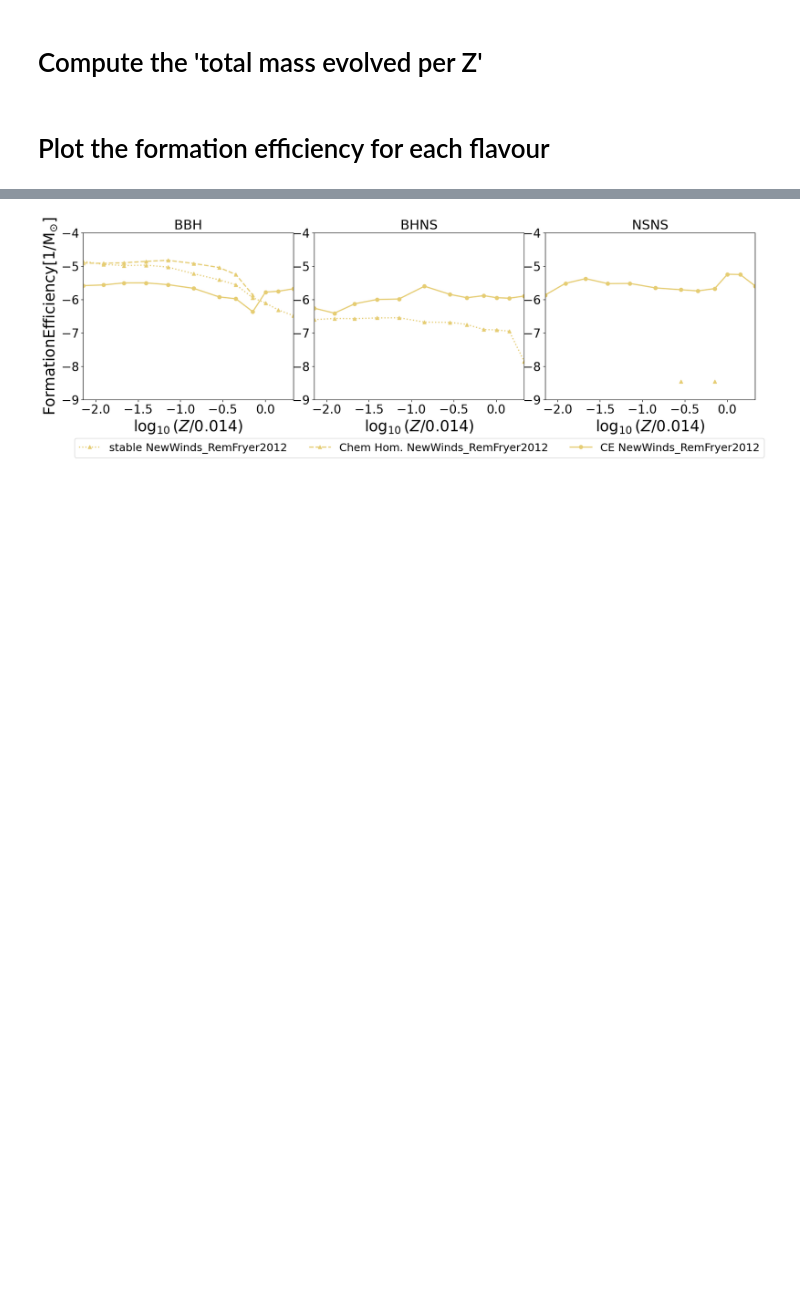
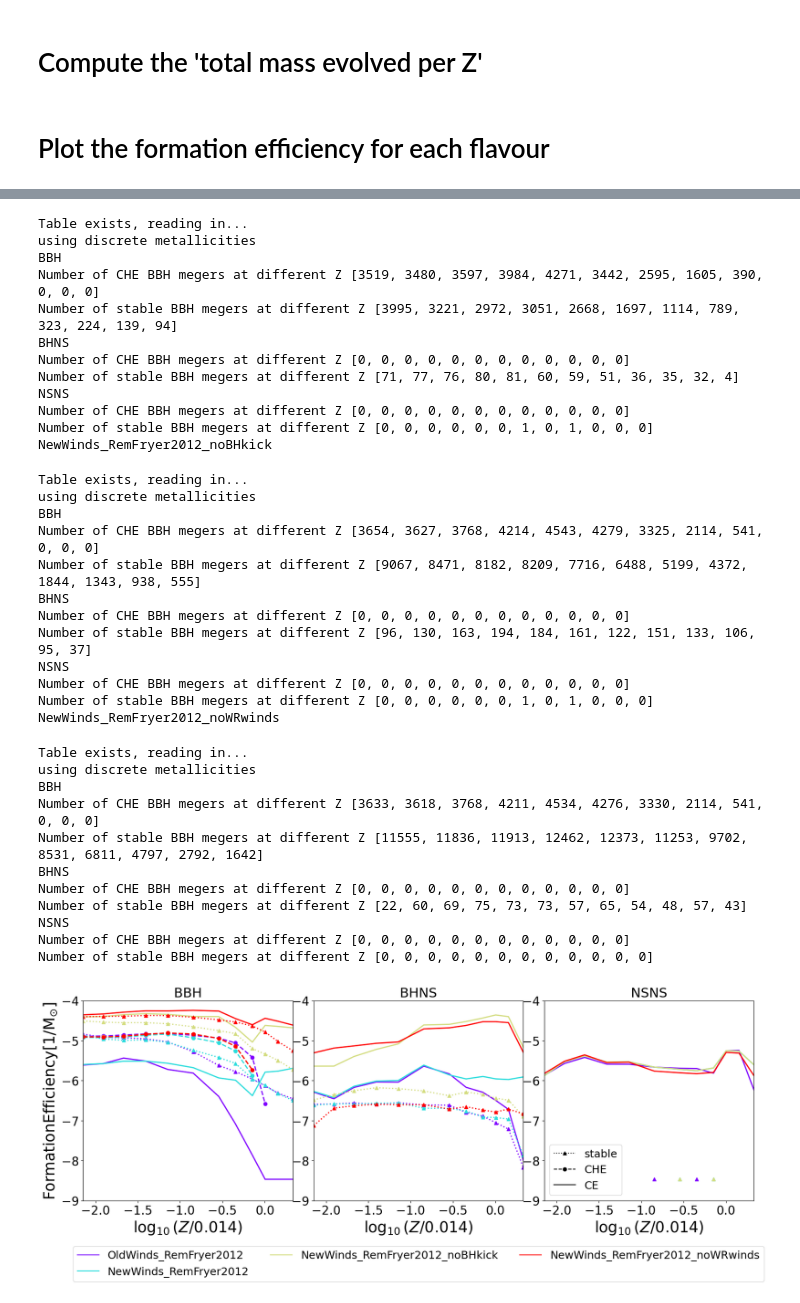
Before and after one commit to LiekeVanSon/ZdependentFormEff, a Jupyter notebook: code/Yield_CE_Stable.ipynb, the cells around one changed output, grey strips where cells are left out. Saved outputs shown, nothing was run; the diff lists cells and outputs as text; code cells hidden in the pictures; blank space fills up the shorter version.

Commit message:
checked and analysed (yield and endpoints) new runs. started new variations

```diff
--- a/code/Yield_CE_Stable.ipynb
+++ b/code/Yield_CE_Stable.ipynb
@@ -295,7 +297,7 @@ def invertCDFbrokenPowerLaw(CDF, x1, x2, x3, x4, a1, a2, a3, C1):
 # %%
 ###########################################
 # Create a figure
-fig = plt.figure(figsize=(20, 5))
+fig = plt.figure(figsize=(20, 6))
 
 # Create a GridSpec with 1 row and 3 columns
 gs      = GridSpec(1, 3, figure=fig)
@@ -304,13 +306,17 @@ axes    = [fig.add_subplot(gs[0, i]) for i in range(3)] # Create 3 subplots on a
 # List of panda tables of DCO mergers
 DCO_flavors         = ["BBH", "BHNS", "NSNS"]
 
+sim_plot_lines = [] # list to store the lines that will be added to the simulation legend
+
+#########################
+# loop over simulations
+sim_names = ['OldWinds_RemFryer2012', 'NewWinds_RemFryer2012', 'NewWinds_RemFryer2012_noBHkick', 'NewWinds_RemFryer2012_noWRwinds']
+
 # get a list of colors
 cmap = mpl.colormaps['rainbow']
-colors = cmap(np.linspace(0, 1, len(sim_flags_dict.keys())) )
+colors = cmap(np.linspace(0, 1, len(sim_names) ) )
 
-#########################
-# loop over all simulations
-for s, sim_name in enumerate(sim_flags_dict.keys()):
+for s, sim_name in enumerate(sim_names):#sim_flags_dict.keys()):
     print(sim_name)
 
     try:
@@ -320,6 +326,9 @@ for s, sim_name in enumerate(sim_flags_dict.keys()):
         continue
 
     totalMassEvolvedPerMetallicity = totalMassEvolvedPerZ(f'{datar_root}/{sim_name}/COMPAS_Output_combinedZ.h5', sampleSize=2000000)
+
+    # Create the lines that will be added to the first legend
+    sim_plot_lines.append(mlines.Line2D([], [], color=colors[s], label=sim_name))
 
     #########################
     # Loop over the axes and DCO flavors
@@ -334,8 +343,6 @@ for s, sim_name in enumerate(sim_flags_dict.keys()):
 
         # Check if weighted samples
         boolWeighted = 'mixture_weight' in table.keys()
-
-        print(table.keys())
 
         if boolWeighted: #UNTESTED
             print('using weighted samples')
@@ -362,10 +369,10 @@ for s, sim_name in enumerate(sim_flags_dict.keys()):
         print('Number of stable BBH megers at different Z', stable_group_lengths) #does this match the number of ZAMS mergers we see in the merger table?
 
         # Plot the number of DCO mergers as a function of metallicity
-        ax.plot(np.log10(Z_values/0.014), np.log10(stable_group_lengths/totalMassEvolvedPerMetallicity), label = f'stable {sim_name}' , lw = 2, ls = ':', marker = '^', color = colors[s])
-        ax.plot(np.log10(Z_values/0.014), np.log10(CHEstable_group_lengths/totalMassEvolvedPerMetallicity), label = f'Chem Hom. {sim_name}' , lw = 2, ls = '--', marker = '^', color = colors[s])
+        ax.plot(np.log10(Z_values/0.014), np.log10(stable_group_lengths/totalMassEvolvedPerMetallicity), label = None , lw = 2, ls = ':', marker = '^', color = colors[s])
+        ax.plot(np.log10(Z_values/0.014), np.log10(CHEstable_group_lengths/totalMassEvolvedPerMetallicity), label = None , lw = 2, ls = '--', marker = 'o', color = colors[s])
 
-        ax.plot(np.log10(Z_values/0.014), np.log10(CE_group_lengths/totalMassEvolvedPerMetallicity), label = f'CE {sim_name}', lw = 2, ls = '-', marker = 'o', color = colors[s])
+        ax.plot(np.log10(Z_values/0.014), np.log10(CE_group_lengths/totalMassEvolvedPerMetallicity), label = None, lw = 2, ls = '-',  color = colors[s])
         # ax.plot(np.log10(Z_values/0.014), np.log10(CHECE_group_lengths/totalMassEvolvedPerMetallicity), label = f'Chem Hom. CE {sim_name}', lw = 2, ls = '--', marker = 'o', color = colors[s])
 
         #####
@@ -385,9 +392,16 @@ for s, sim_name in enumerate(sim_flags_dict.keys()):
 fig.subplots_adjust(hspace=0.25, wspace=0.1)
 axes[0].set_ylabel("$\mathrm{Formation Efficiency [1/M_{\odot}]}$", fontsize =25)
 
-axes[1].legend(bbox_to_anchor=(0.5, -0.2), loc='upper center', fontsize = 18, ncols = 3)
+# Create the simulation legend
+legend1 = axes[1].legend(handles= sim_plot_lines, bbox_to_anchor=(0.5, -0.2), loc='upper center', fontsize = 18, ncols = 3)
 
-# plt.savefig(f'../plots/{compas_v}/Yield_variations.pdf', bbox_inches='tight')
+# Creating the channel legend
+stable_line = mlines.Line2D([], [], color='black', linestyle=':', marker = '^', label='stable')
+CHE_line    = mlines.Line2D([], [], color='black', linestyle='--', marker = 'o', label='CHE')
+CE_line     = mlines.Line2D([], [], color='black', linestyle='-', label='CE')
+axes[2].legend(handles=[stable_line, CHE_line, CE_line], loc='lower left', fontsize = 18)
+
+plt.savefig(f'../plots/{compas_v}/Yield_variations.pdf', bbox_inches='tight')
 plt.show()
 # %% [output]
 OldWinds_RemFryer2012
@@ -410 +420,36 @@ Error reading in NewWinds_RemFryer2012_noNSBHkick, you might not have runt this
+Table exists, reading in...
+using discrete metallicities
+BBH
+Number of CHE BBH megers at different Z [3519, 3480, 3597, 3984, 4271, 3442, 2595, 1605, 390, 0, 0, 0]
+Number of stable BBH megers at different Z [3995, 3221, 2972, 3051, 2668, 1697, 1114, 789, 323, 224, 139, 94]
+BHNS
+Number of CHE BBH megers at different Z [0, 0, 0, 0, 0, 0, 0, 0, 0, 0, 0, 0]
+Number of stable BBH megers at different Z [71, 77, 76, 80, 81, 60, 59, 51, 36, 35, 32, 4]
+NSNS
+Number of CHE BBH megers at different Z [0, 0, 0, 0, 0, 0, 0, 0, 0, 0, 0, 0]
+Number of stable BBH megers at different Z [0, 0, 0, 0, 0, 0, 1, 0, 1, 0, 0, 0]
+NewWinds_RemFryer2012_noBHkick
+Table exists, reading in...
+using discrete metallicities
+BBH
+Number of CHE BBH megers at different Z [3654, 3627, 3768, 4214, 4543, 4279, 3325, 2114, 541, 0, 0, 0]
+Number of stable BBH megers at different Z [9067, 8471, 8182, 8209, 7716, 6488, 5199, 4372, 1844, 1343, 938, 555]
+BHNS
+Number of CHE BBH megers at different Z [0, 0, 0, 0, 0, 0, 0, 0, 0, 0, 0, 0]
+Number of stable BBH megers at different Z [96, 130, 163, 194, 184, 161, 122, 151, 133, 106, 95, 37]
+NSNS
+Number of CHE BBH megers at different Z [0, 0, 0, 0, 0, 0, 0, 0, 0, 0, 0, 0]
+Number of stable BBH megers at different Z [0, 0, 0, 0, 0, 0, 1, 0, 1, 0, 0, 0]
+NewWinds_RemFryer2012_noWRwinds
+Table exists, reading in...
+using discrete metallicities
+BBH
+Number of CHE BBH megers at different Z [3633, 3618, 3768, 4211, 4534, 4276, 3330, 2114, 541, 0, 0, 0]
+Number of stable BBH megers at different Z [11555, 11836, 11913, 12462, 12373, 11253, 9702, 8531, 6811, 4797, 2792, 1642]
+BHNS
+Number of CHE BBH megers at different Z [0, 0, 0, 0, 0, 0, 0, 0, 0, 0, 0, 0]
+Number of stable BBH megers at different Z [22, 60, 69, 75, 73, 73, 57, 65, 54, 48, 57, 43]
+NSNS
+Number of CHE BBH megers at different Z [0, 0, 0, 0, 0, 0, 0, 0, 0, 0, 0, 0]
+Number of stable BBH megers at different Z [0, 0, 0, 0, 0, 0, 0, 0, 0, 0, 0, 0]
-[figure, old version]
+[figure, new version]
```
Also changed, not shown: parts of 2 cells of this notebook, 13 other files.
